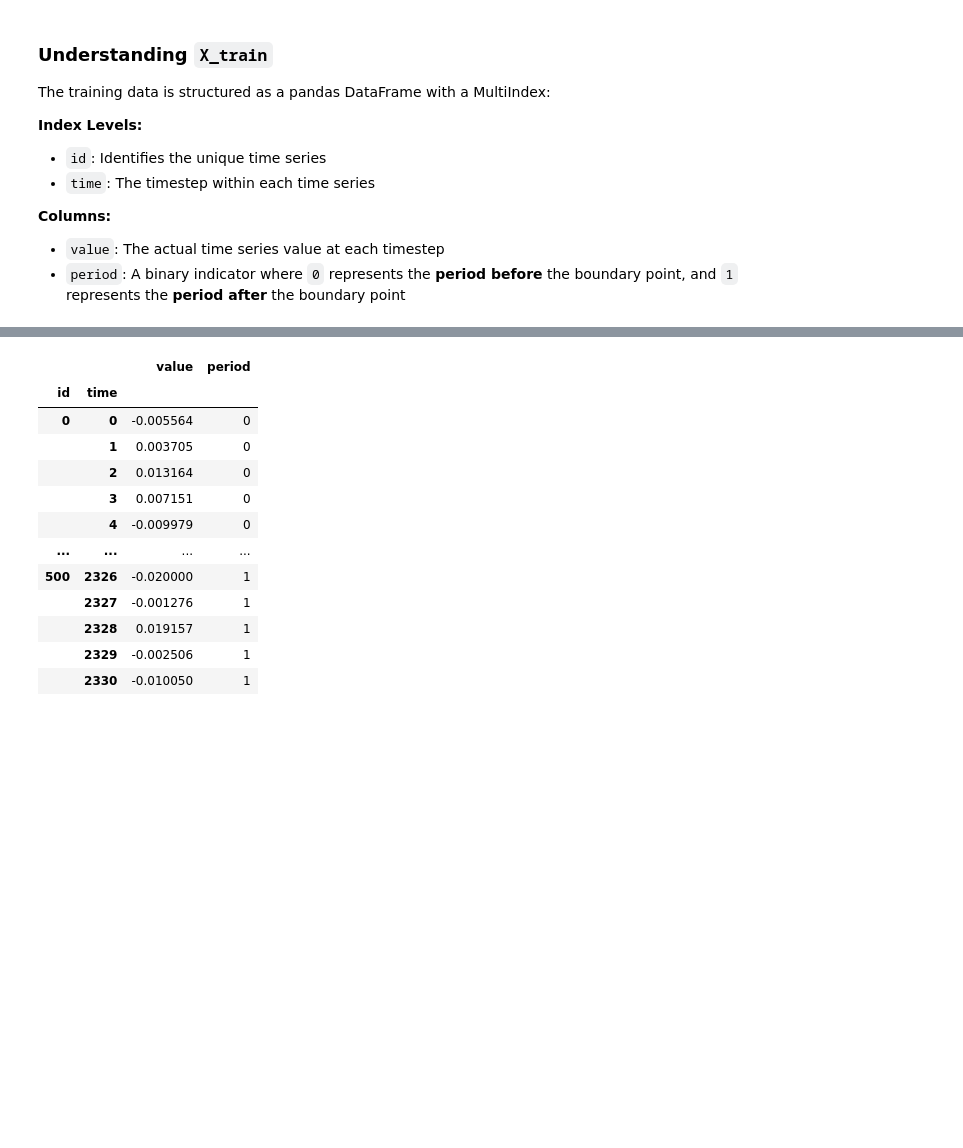
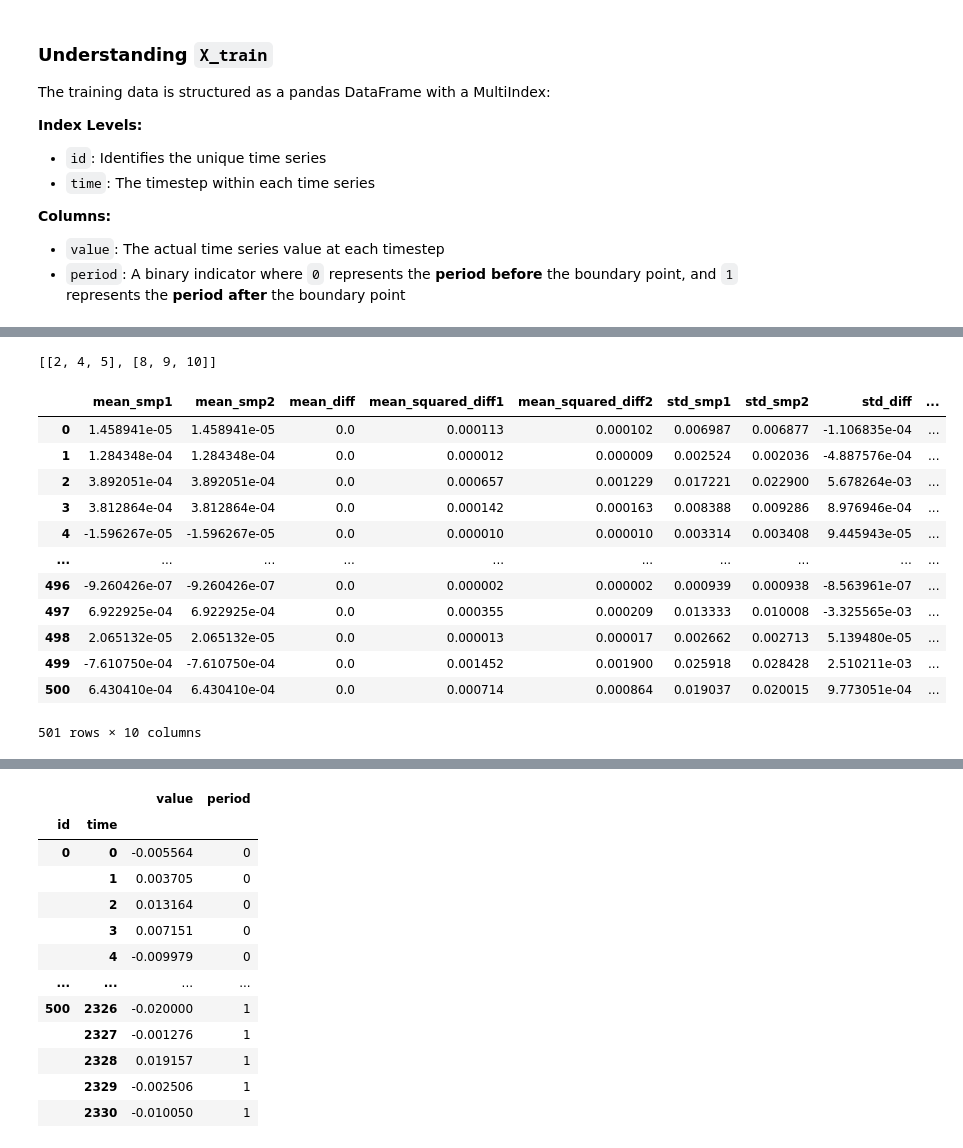
Before and after one commit to Zpazza/structured-data, a Jupyter notebook: competitions/structural-break/quickstarters/baseline/baseline.ipynb, the cells around one changed output, grey strips where cells are left out. Cells and saved outputs as stored; diff of their text form; code cells hidden in the pictures; blank space fills up the shorter version.

```diff
--- a/competitions/structural-break/quickstarters/baseline/baseline.ipynb
+++ b/competitions/structural-break/quickstarters/baseline/baseline.ipynb
@@ -253,0 +150,2 @@ ks_test_results #This returns, for each sample data the results of a ks test
+# %%
+data = X_train.loc[0:10]
@@ -253,0 +178,20 @@ ks_test_results #This returns, for each sample data the results of a ks test
+# %%
+idx = data.loc[0].period == 0
+idx = np.array(idx)
+
+df = data.loc[0]
+
+smp1 = df.iloc[idx].value
+smp2 = df.iloc[~idx].value
+
+smp1_shift = smp1.shift(1)
+smp2_shift = smp2.shift(1)
+
+diffs_1 = smp1-smp1_shift
+diffs_2 = smp2-smp2_shift
+
+squared_diff1 = (diffs_1**2)
+mean_squared_diff1 = squared_diff1.mean()
+
+squared_diff2 = (diffs_2**2)
+mean_squared_diff2 = squared_diff2.mean()
@@ -253,0 +288,9 @@ ks_test_results #This returns, for each sample data the results of a ks test
+# %%
+a = []
+b = [2,4,5]
+c = [8,9,10]
+a.append(b)
+a.append(c)
+a
+# %% [output]
+[[2, 4, 5], [8, 9, 10]]
@@ -253,0 +359,16 @@ ks_test_results #This returns, for each sample data the results of a ks test
+# %%
+data_stats
+# %% [output]
+|  | mean_smp1 | mean_smp2 | mean_diff | mean_squared_diff1 | mean_squared_diff2 | std_smp1 | std_smp2 | std_diff | ... |
+| 0 | 1.458941e-05 | 1.458941e-05 | 0.0 | 0.000113 | 0.000102 | 0.006987 | 0.006877 | -1.106835e-04 | ... |
+| 1 | 1.284348e-04 | 1.284348e-04 | 0.0 | 0.000012 | 0.000009 | 0.002524 | 0.002036 | -4.887576e-04 | ... |
+| 2 | 3.892051e-04 | 3.892051e-04 | 0.0 | 0.000657 | 0.001229 | 0.017221 | 0.022900 | 5.678264e-03 | ... |
+| 3 | 3.812864e-04 | 3.812864e-04 | 0.0 | 0.000142 | 0.000163 | 0.008388 | 0.009286 | 8.976946e-04 | ... |
+| 4 | -1.596267e-05 | -1.596267e-05 | 0.0 | 0.000010 | 0.000010 | 0.003314 | 0.003408 | 9.445943e-05 | ... |
+| ... | ... | ... | ... | ... | ... | ... | ... | ... | ... |
+| 496 | -9.260426e-07 | -9.260426e-07 | 0.0 | 0.000002 | 0.000002 | 0.000939 | 0.000938 | -8.563961e-07 | ... |
+| 497 | 6.922925e-04 | 6.922925e-04 | 0.0 | 0.000355 | 0.000209 | 0.013333 | 0.010008 | -3.325565e-03 | ... |
+| 498 | 2.065132e-05 | 2.065132e-05 | 0.0 | 0.000013 | 0.000017 | 0.002662 | 0.002713 | 5.139480e-05 | ... |
+| 499 | -7.610750e-04 | -7.610750e-04 | 0.0 | 0.001452 | 0.001900 | 0.025918 | 0.028428 | 2.510211e-03 | ... |
+| 500 | 6.430410e-04 | 6.430410e-04 | 0.0 | 0.000714 | 0.000864 | 0.019037 | 0.020015 | 9.773051e-04 | ... |
+501 rows × 10 columns
```
Also changed, not shown: parts of 24 cells of this notebook.
